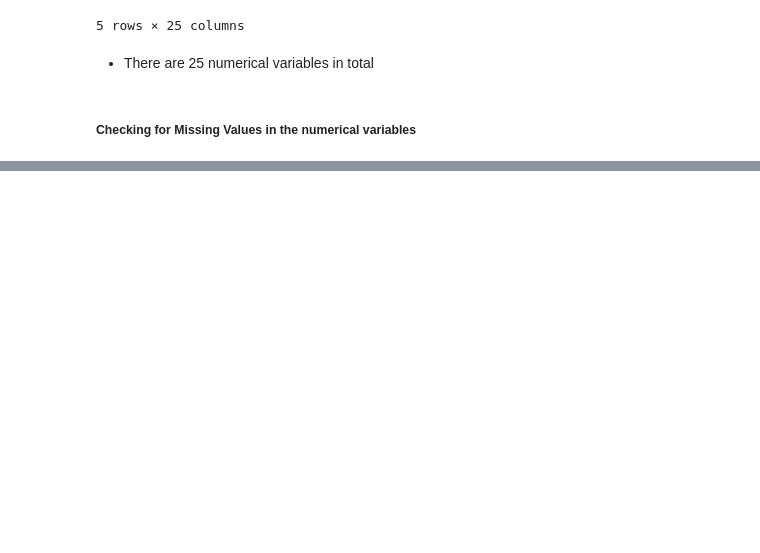
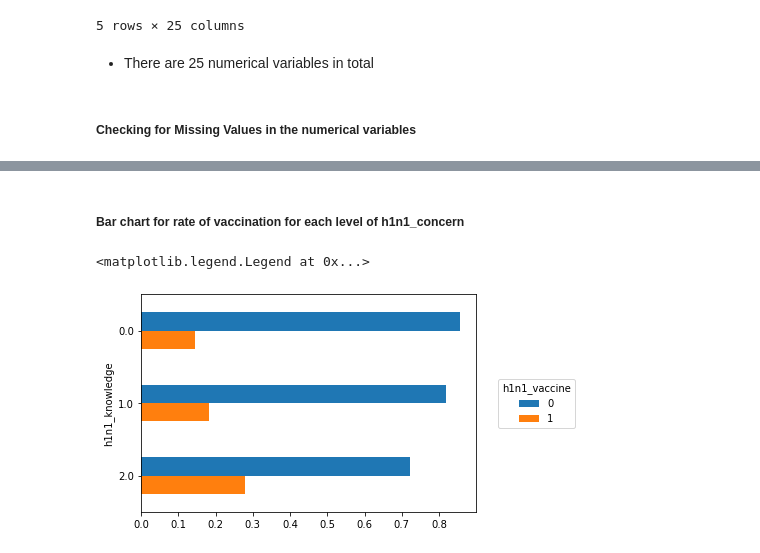
Before and after one commit to Pamela-Chebii/Predicting_H1N1_-_Seasonal_Flue_Vaccines, a Jupyter notebook: index.ipynb, the cells around one changed output, grey strips where cells are left out. Drawn from its saved outputs; the diff is of its cells as text; code cells hidden in the pictures; blank space fills up the shorter version.

```diff
--- a/index.ipynb
+++ b/index.ipynb
@@ -368,0 +436,4 @@ combined_df[numerical].head()
+# %%
+# checking probabilities of h1n1_concern levels
+h1n1_knowledge_probs = counts.div(h1n1_knowledge_counts, axis='index')
+h1n1_knowledge_probs
@@ -368,0 +446,14 @@ combined_df[numerical].head()
+# %% [markdown]
+##### Bar chart for rate of vaccination for each level of h1n1_concern
+# %%
+#
+ax = h1n1_knowledge_probs.plot.barh()
+ax.invert_yaxis()
+ax.legend(
+    loc='center left',
+    bbox_to_anchor=(1.05, 0.5),
+    title='h1n1_vaccine'
+)
+# %% [output]
+<matplotlib.legend.Legend at 0x...>
+[figure, added]
```
Also changed, not shown: parts of 13 cells of this notebook.
